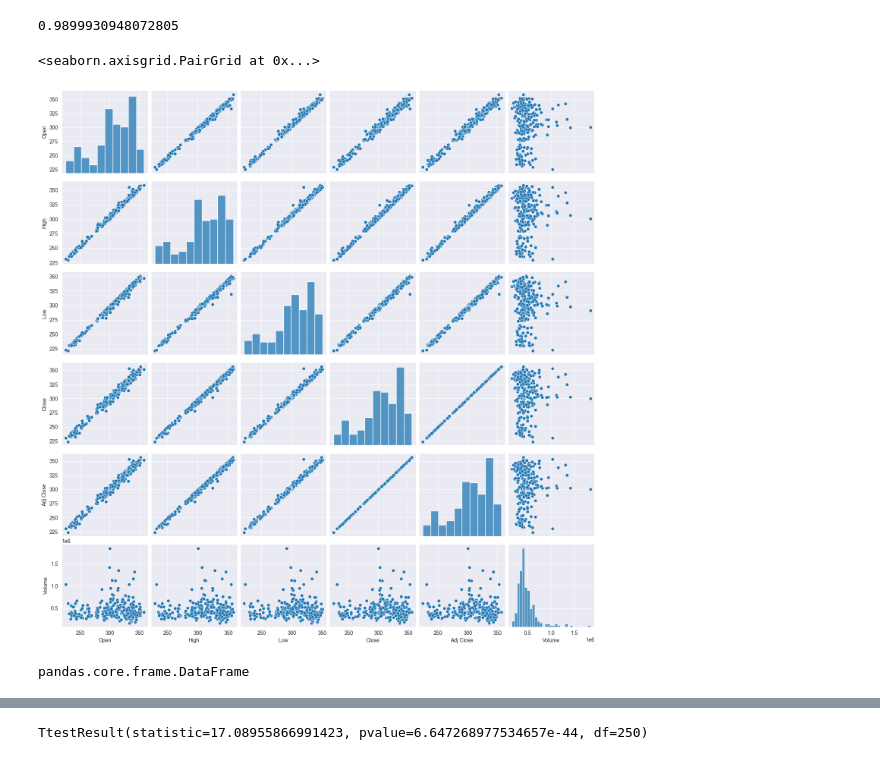
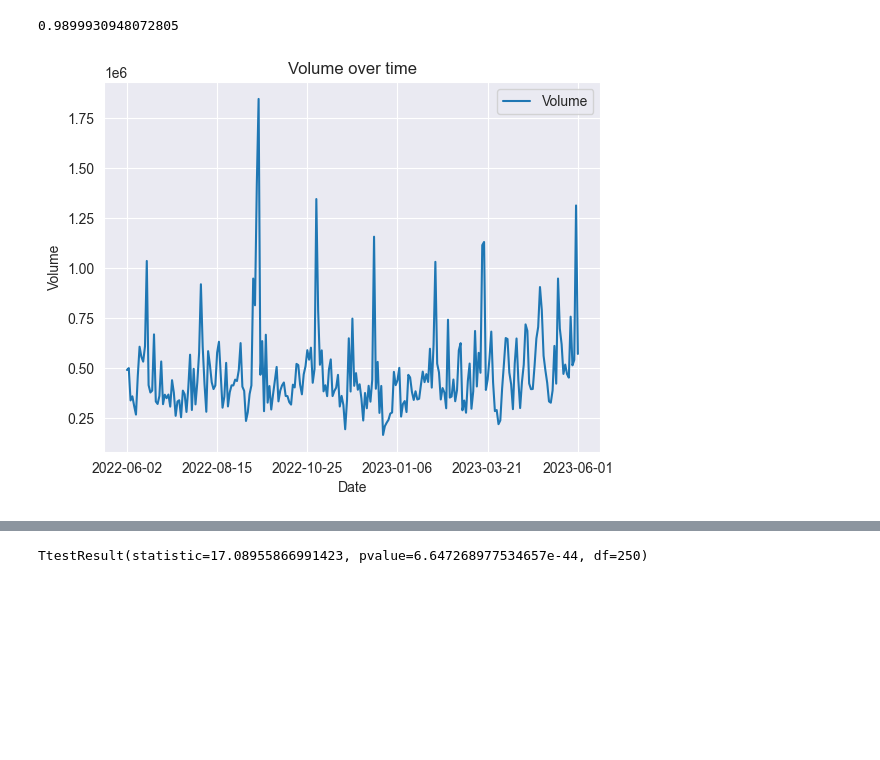
Before and after one commit to ChrisVerg/SmartInvest, a Jupyter notebook: Notebooks/Jorge.ipynb, the cells around one changed output, grey strips where cells are left out. Drawn from its saved outputs; the diff is of its cells as text; code cells hidden in the pictures; blank space fills up the shorter version.

```diff
--- a/Notebooks/Jorge.ipynb
+++ b/Notebooks/Jorge.ipynb
@@ -233,5 +261,0 @@ CD.describe()
-# %%
-Financials['Date1'] = pd.to_datetime(Financials.Date)
-Healthcare['Date1'] = pd.to_datetime(Healthcare.Date)
-IT['Date1'] = pd.to_datetime(IT.Date)
-CD['Date1'] = pd.to_datetime(CD.Date)
@@ -407,12 +458,13 @@ Healthcare['High'].corr(Healthcare['Close'])
 # %% [output]
 0.9899930948072805
 # %%
-sns.pairplot(IT)
+IT_with_index = IT.set_index('Date')
+IT['Date'] = pd.to_datetime(IT['Date'], format='%Y/%m/%d')
+IT_with_index['Volume'].plot()
+plt.xlabel('Date')
+plt.ylabel('Volume')
+plt.title('Volume over time')
+plt.legend()
+plt.show()
 # %% [output]
-<seaborn.axisgrid.PairGrid at 0x...>
-[figure, old version]
+[figure, new version]
-# %%
-num_bins = 20
-type(IT)
-# %% [output]
-pandas.core.frame.DataFrame
```
Also changed, not shown: parts of 35 cells of this notebook, 1 other file.
